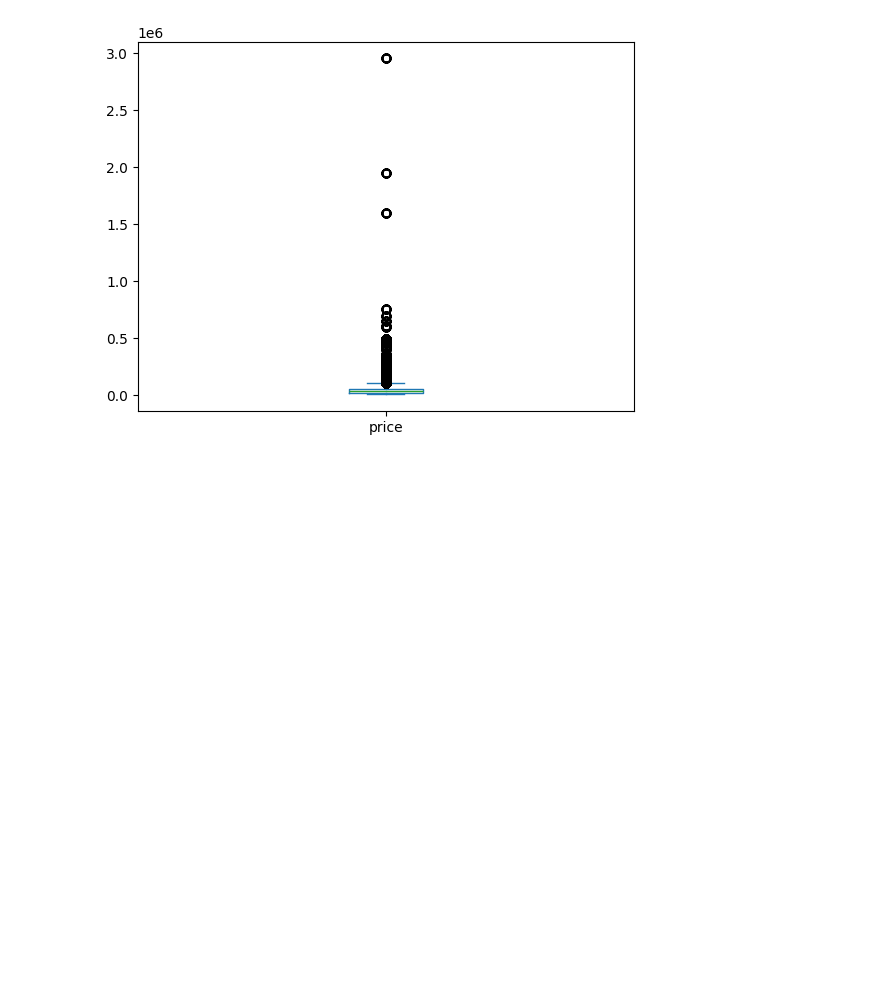
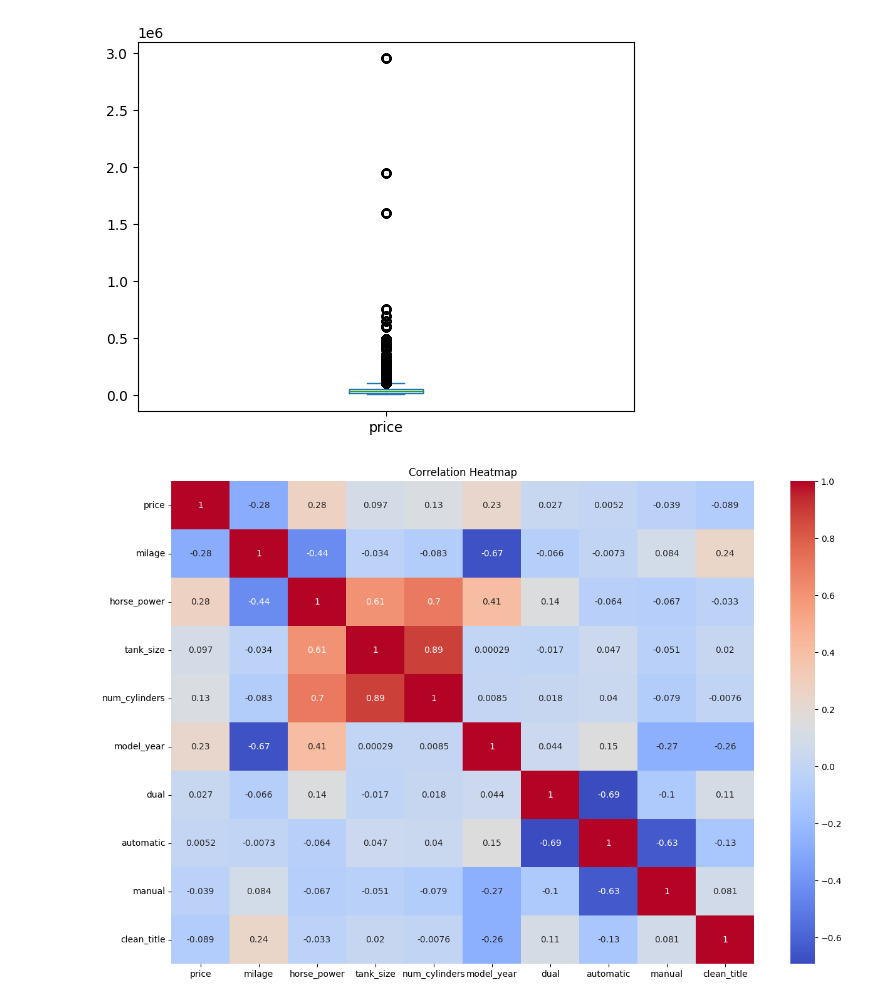
Before and after one commit to YaelDahariBIU/Tabular-Data, a Jupyter notebook: part1.ipynb, the cells around one changed output. Drawn from its saved outputs; the diff is of its cells as text; code cells hidden in the pictures; blank space fills up the shorter version.

Commit message:
some visualisations I made

```diff
--- a/part1.ipynb
+++ b/part1.ipynb
@@ -393,3 +398,15 @@ df_tranformed["price"].plot(kind="box")
 # %% [output]
 <Axes: >
 [figure]
+# %%
+# df_corr = df_tranformed.corr(method="pearson").loc[["price"]]
+
+fig, ax = plt.subplots(figsize=(15,10))
+# sns.heatmap(df_corr, annot=True, fmt='.2f', cmap="YlGnBu", cbar=True, linewidths=0.5,ax=ax)
+numerical_cols = ['price', 'milage', 'horse_power', 'tank_size', 'num_cylinders', 'model_year', 'dual', 'automatic', 'manual', 'clean_title']
+corr_matrix = df_tranformed[numerical_cols].corr()
+sns.heatmap(corr_matrix, annot=True, cmap='coolwarm', ax=ax)
+plt.title('Correlation Heatmap')
+plt.show()
+# %% [output]
+[figure, added]
```
Also changed, not shown: parts of 20 cells of this notebook.
